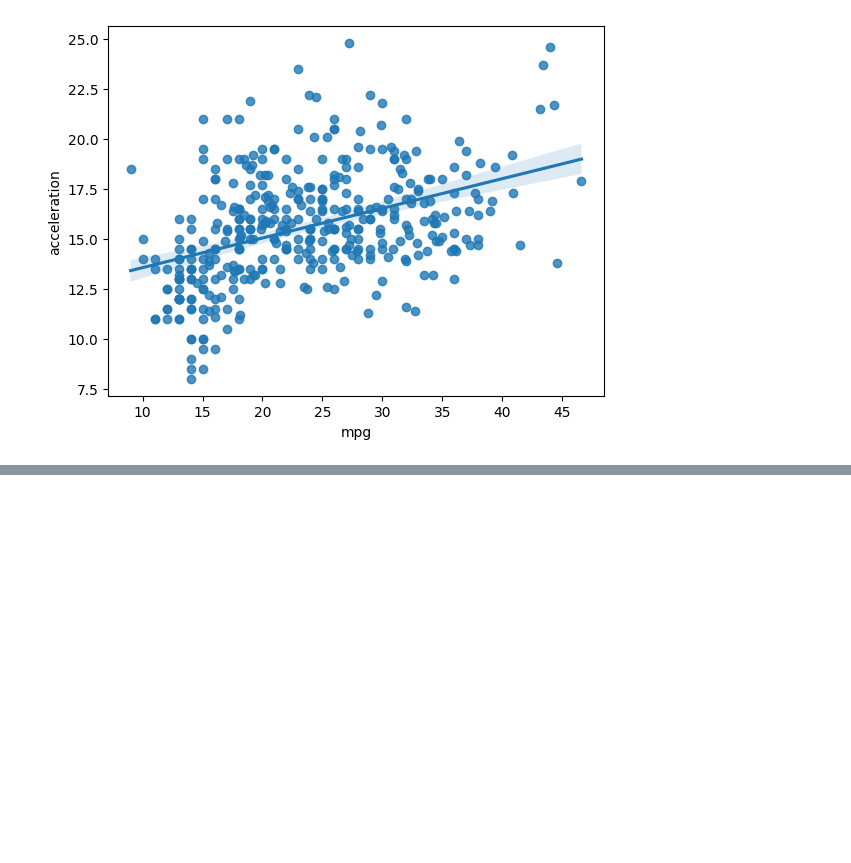
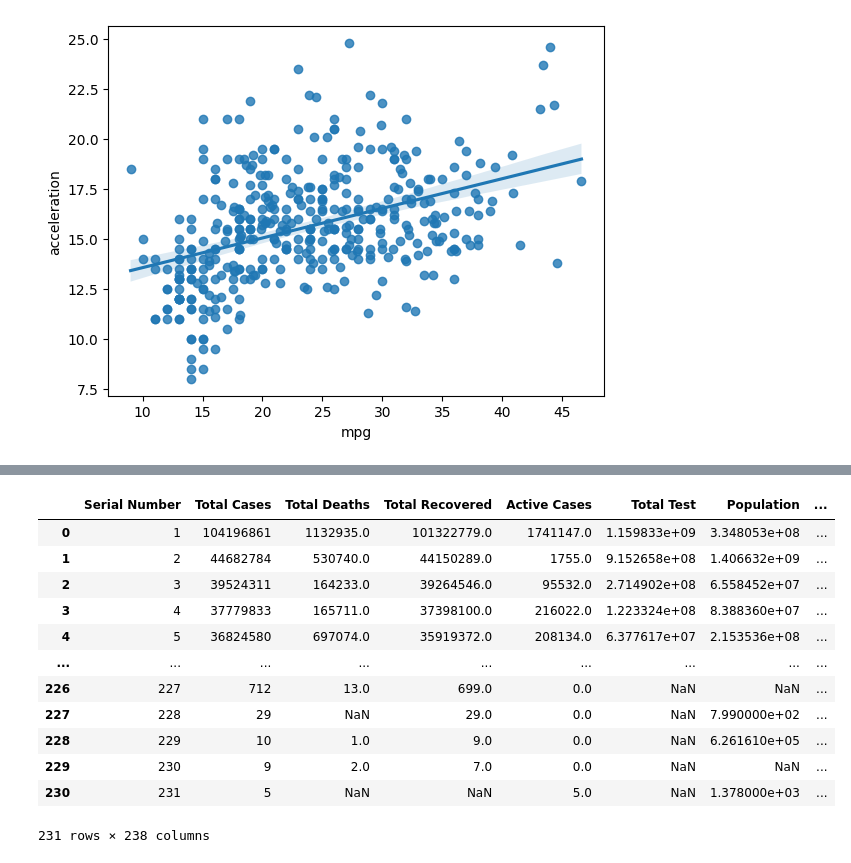
Before and after one commit to VishVandhan004/Code-404-, a Jupyter notebook: AI_ML/Machine_Learning1.ipynb, the cells around one changed output, grey strips where cells are left out. Drawn from its saved outputs; the diff is of its cells as text; code cells hidden in the pictures; blank space fills up the shorter version.

```diff
--- a/AI_ML/Machine_Learning1.ipynb
+++ b/AI_ML/Machine_Learning1.ipynb
@@ -326,0 +408,4 @@ https://gist.github.com/mwaskom/de44147ed2974457ad6372750bbe5751
+# %%
+import pandas as pd
+df = pd.read_csv('covid_worldwide.csv')
+df.head()
@@ -326,0 +435,16 @@ https://gist.github.com/mwaskom/de44147ed2974457ad6372750bbe5751
+# %%
+pd.get_dummies(df,columns=['Country'])
+# %% [output]
+|  | Serial Number | Total Cases | Total Deaths | Total Recovered | Active Cases | Total Test | Population | ... |
+| 0 | 1 | 104196861 | 1132935.0 | 101322779.0 | 1741147.0 | 1.159833e+09 | 3.348053e+08 | ... |
+| 1 | 2 | 44682784 | 530740.0 | 44150289.0 | 1755.0 | 9.152658e+08 | 1.406632e+09 | ... |
+| 2 | 3 | 39524311 | 164233.0 | 39264546.0 | 95532.0 | 2.714902e+08 | 6.558452e+07 | ... |
+| 3 | 4 | 37779833 | 165711.0 | 37398100.0 | 216022.0 | 1.223324e+08 | 8.388360e+07 | ... |
+| 4 | 5 | 36824580 | 697074.0 | 35919372.0 | 208134.0 | 6.377617e+07 | 2.153536e+08 | ... |
+| ... | ... | ... | ... | ... | ... | ... | ... | ... |
+| 226 | 227 | 712 | 13.0 | 699.0 | 0.0 | NaN | NaN | ... |
+| 227 | 228 | 29 | NaN | 29.0 | 0.0 | NaN | 7.990000e+02 | ... |
+| 228 | 229 | 10 | 1.0 | 9.0 | 0.0 | NaN | 6.261610e+05 | ... |
+| 229 | 230 | 9 | 2.0 | 7.0 | 0.0 | NaN | NaN | ... |
+| 230 | 231 | 5 | NaN | NaN | 5.0 | NaN | 1.378000e+03 | ... |
+231 rows × 238 columns
```
Also changed, not shown: parts of 9 cells of this notebook, 1 other file.
